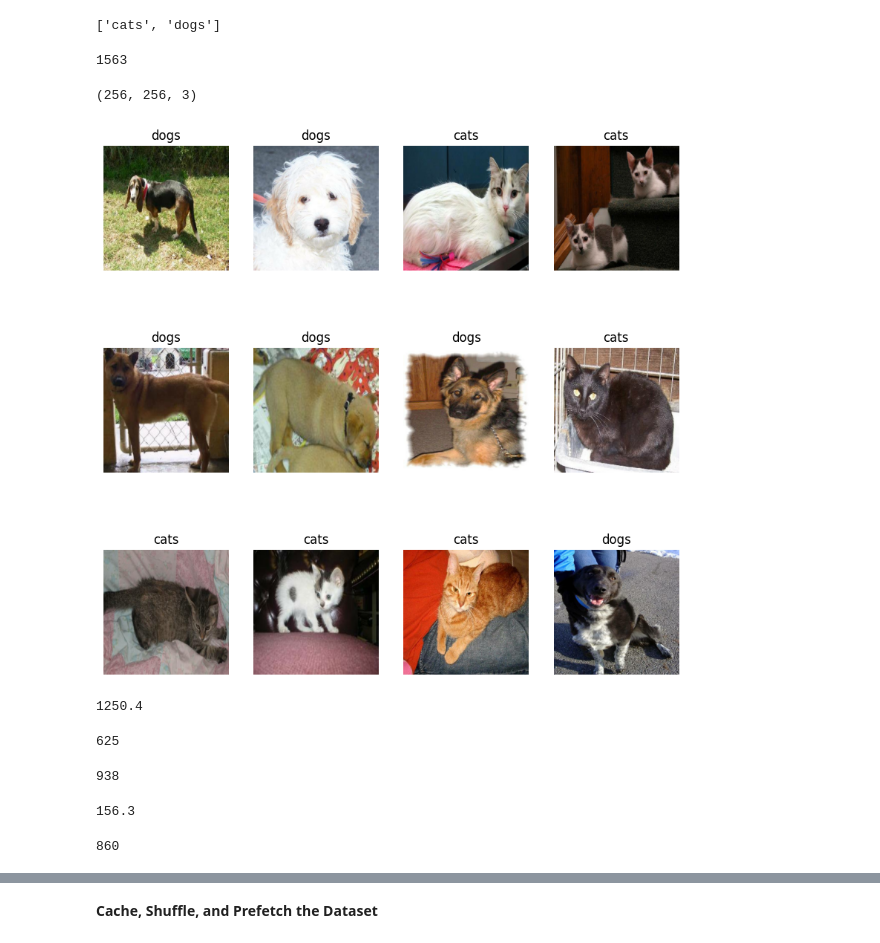
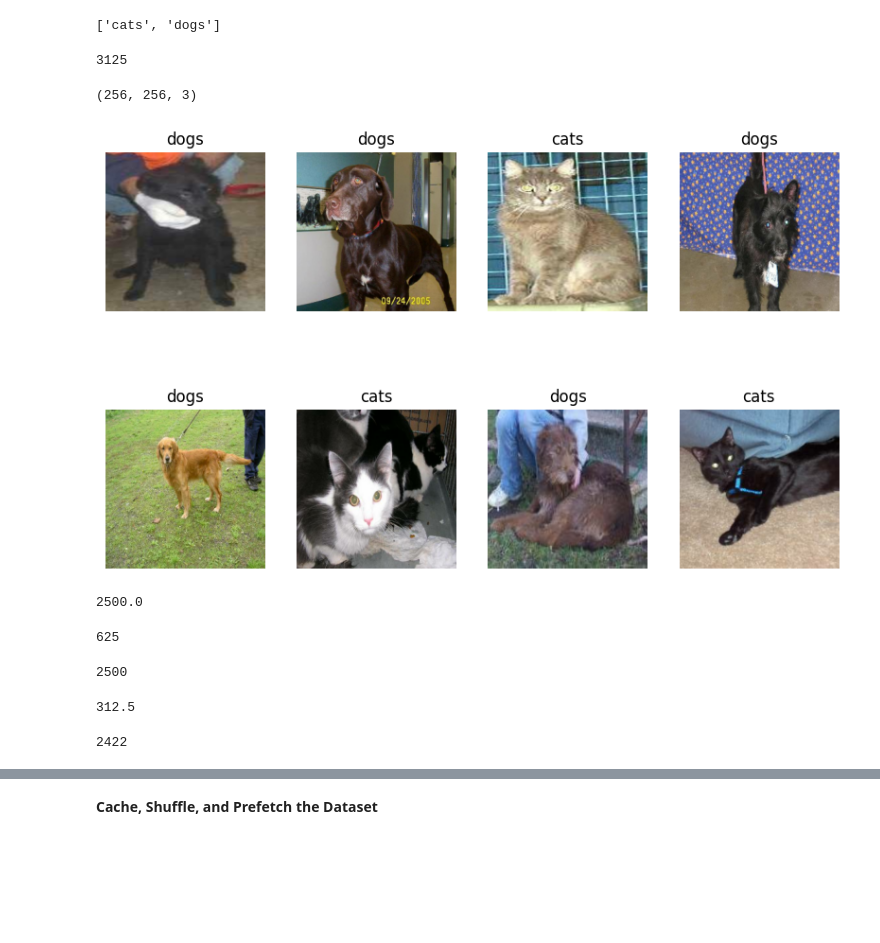
Before and after one commit to akshattjain/NEURAL_FUNDAMENTALS, a Jupyter notebook: _PROJECTS/DOG_VS_CAT/dog_vs_cat.ipynb, the cells around one changed output, grey strips where cells are left out. Drawn from its saved outputs; the diff is of its cells as text; code cells hidden in the pictures; blank space fills up the shorter version.

```diff
--- a/_PROJECTS/DOG_VS_CAT/dog_vs_cat.ipynb
+++ b/_PROJECTS/DOG_VS_CAT/dog_vs_cat.ipynb
@@ -39,6 +41,6 @@ from tensorflow.keras.layers import BatchNormalization
 # %%
 IMAGE_SIZE=256
-BATCH_SIZE=16
+BATCH_SIZE=8
 CHANNELS=3
 EPOCHS=20
 # %%
@@ -58,7 +60,7 @@ class_name
 # %%
 len(dataset)
 # %% [output]
-1563
+3125
 # %%
 for image_batch , label_batch in dataset.take(1):
     print(image_batch[0].shape)
@@ -67,19 +69,19 @@ for image_batch , label_batch in dataset.take(1):
 # %%
 
 plt.figure(figsize=(10, 10))
 for image_batch, labels_batch in dataset.take(1):
-    for i in range(12):
+    for i in range(8):
         ax = plt.subplot(3, 4, i + 1)
         plt.imshow(image_batch[i].numpy().astype("uint8"))
         plt.title(class_name[labels_batch[i]])
         plt.axis("off")
 # %% [output]
-[figure, old version]
+[figure, new version]
 # %%
 train_size=0.8
 len(dataset)*train_size
 # %% [output]
-1250.4
+2500.0
 # %%
 
 train_ds=dataset.take(625)
@@ -90,18 +92,18 @@ len(train_ds)
 test_ds=dataset.skip(625)
 len(test_ds)
 # %% [output]
-938
+2500
 # %%
 
 val_size=0.1
 len(dataset)*val_size
 # %% [output]
-156.3
+312.5
 # %%
 test_ds=test_ds.skip(78)
 len(test_ds)
 # %% [output]
-860
+2422
 # %%
 def get_dataset_partitions_tf(ds,train_split=0.8,val_split=0.1,test_split=0.1, shuffle=True, shuffle_size=10000):
     assert (train_split+test_split+val_split) ==1
```
Also changed, not shown: parts of 13 cells of this notebook, 6 other files.
